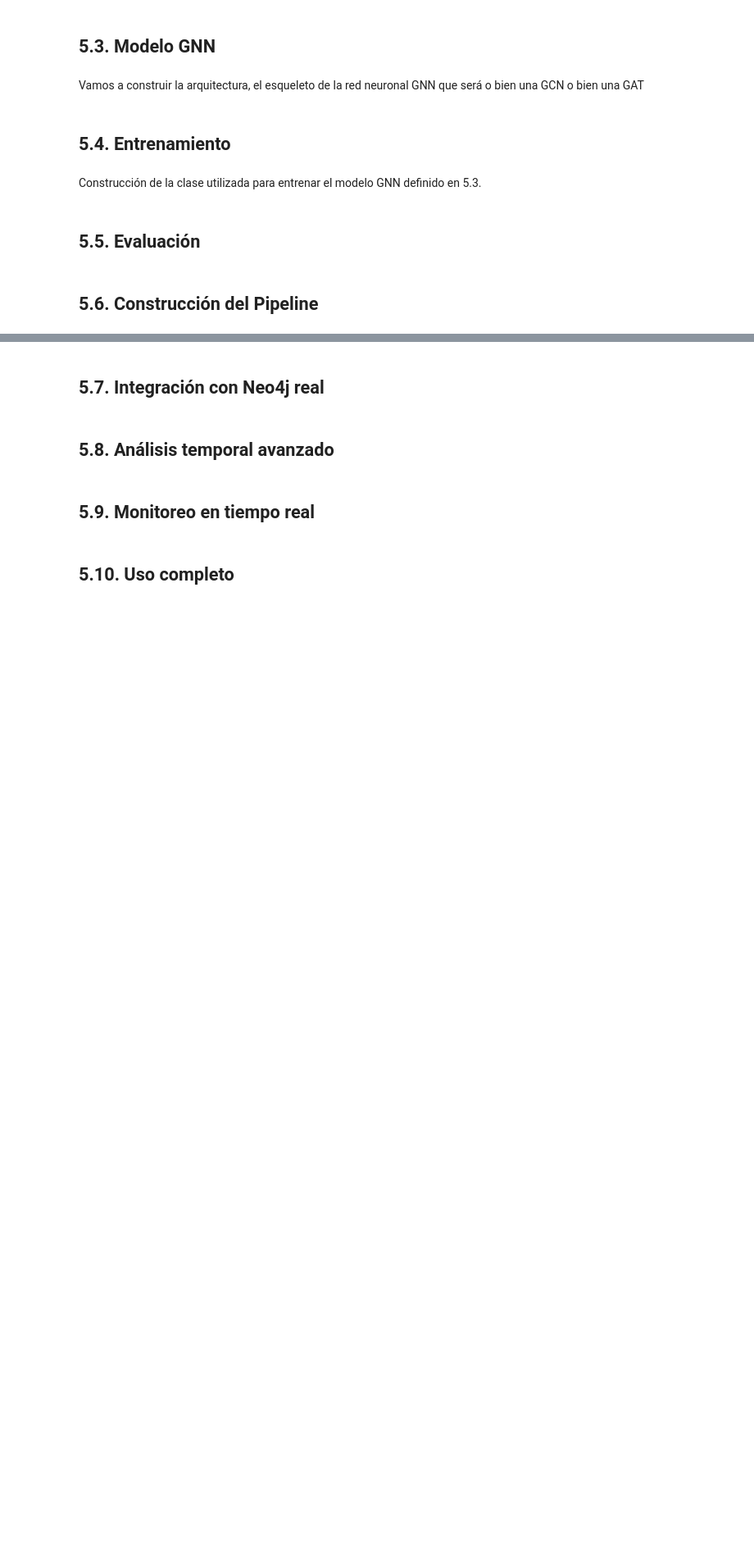
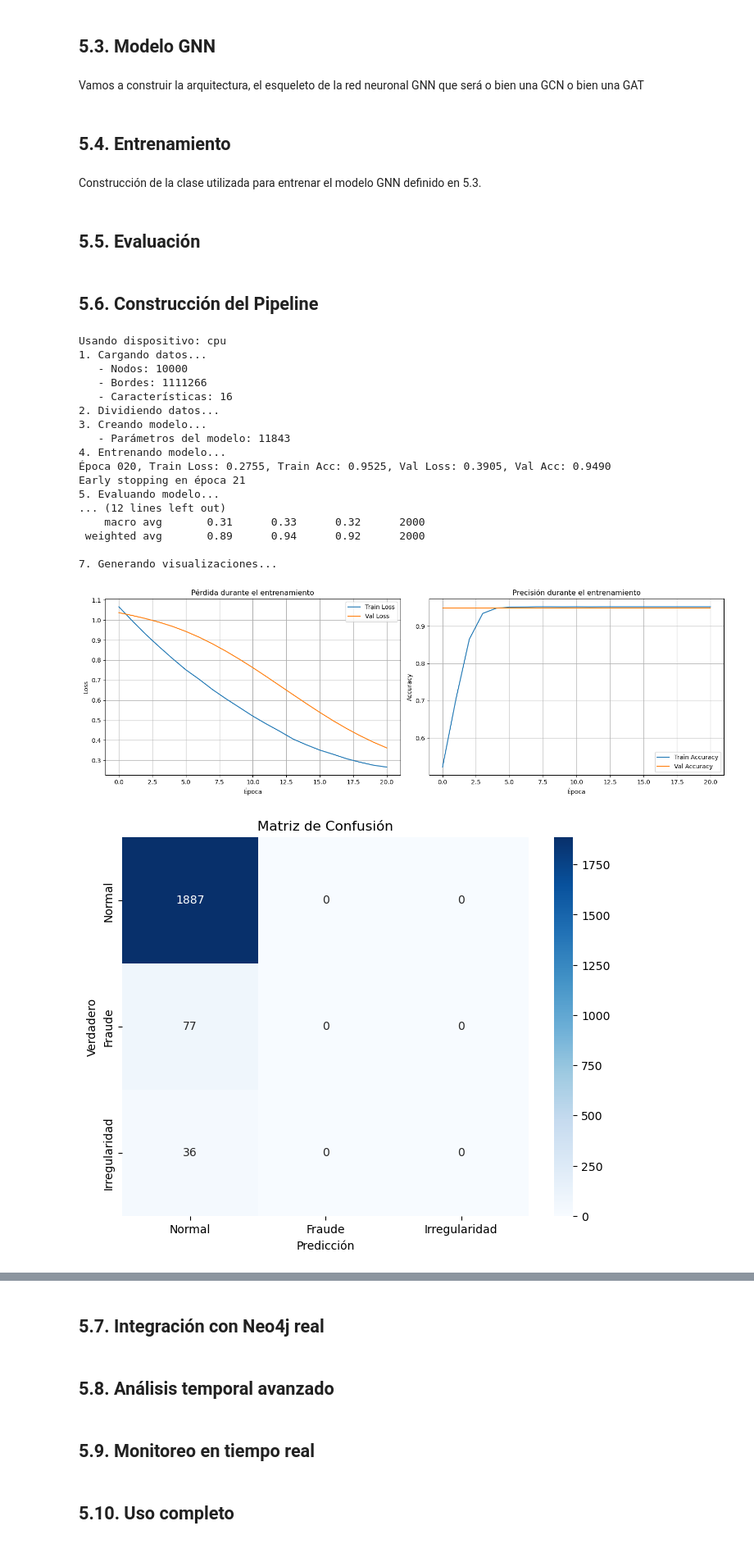
Before and after one commit to AxpeConsultingDataIA/ufd-dataia-deteccion-fraude, a Jupyter notebook: GNN_dummy.ipynb, the cells around one changed output, grey strips where cells are left out. Shown: that part at 82% size. Cells and saved outputs as stored; diff of their text form; code cells hidden in the pictures; blank space fills up the shorter version.

Commit message:
completing the dummy GNN model

```diff
--- a/GNN_dummy.ipynb
+++ b/GNN_dummy.ipynb
@@ -299,10 +298,10 @@ def main():
     device = torch.device('cuda' if torch.cuda.is_available() else 'cpu')
     print(f"Usando dispositivo: {device}")
 
-    # 1. Cargar y procesar datos
+    # 1. Load and process data
     print("1. Cargando datos...")
     processor = FraudGraphDataProcessor()
-    raw_data = processor.load_neo4j_data(None)  # Usar datos simulados
+    raw_data = processor.load_neo4j_data(None)  # Use simulate data
     graph_data = processor.create_graph_data(raw_data)
 
     print(f"   - Nodos: {graph_data.num_nodes}")
@@ -327,7 +326,7 @@ def main():
     val_mask[indices[train_size:train_size + val_size]] = True
     test_mask[indices[train_size + val_size:]] = True
 
-    # 3. Crear modelo
+    # 3. Create the model
     print("3. Creando modelo...")
     model = FraudGNN(
         input_dim=graph_data.num_node_features,
@@ -335,10 +334,10 @@ def main():
         num_classes=len(FRAUD_CLASSES),
         model_type='GCN'  # o 'GAT'
     )
-    # p.numel devuelve el número de elementos que tiene un tensor.
+    # p.numel returns the number of elements that a tensor has.
     print(f"   - Parámetros del modelo: {sum(p.numel() for p in model.parameters())}")
 
-    # 4. Entrenar
+    # 4. Train
     print("4. Entrenando modelo...")
     trainer = FraudTrainer(model, device)
     graph_data = graph_data.to(device)
@@ -348,61 +347,81 @@ def main():
 
     history = trainer.train(graph_data, train_mask, val_mask)
 
-    # 5. Evaluar
+    # 5. Evaluate
     print("5. Evaluando modelo...")
-    model.load_state_dict(torch.load('best_fraud_model.pth'))
+    model.load_state_dict(torch.load('models/best_fraud_model.pth'))
     evaluator = FraudEvaluator(model, device)
 
     test_results = evaluator.evaluate_detailed(graph_data, test_mask)
 
-    # 6. Mostrar resultados
+    # 6. Show resultados
     print("6. Resultados:")
     print(f"   - Mejor precisión de validación: {history['best_val_acc']:.4f}")
     print(f"   - ROC AUC: {test_results['roc_auc']:.4f}")
     print("\nReporte de clasificación:")
     print(test_results['classification_report'])
 
-    # 7. Visualizar
+    # 7. Visualize
     print("7. Generando visualizaciones...")
     evaluator.plot_training_history(history)
     evaluator.plot_confusion_matrix(test_results['confusion_matrix'])
 
-    # 8. Detectar fraudes potenciales
+    # 8. Detect possible frauds
     print("8. Detectando fraudes potenciales...")
     all_predictions = evaluator.predict(graph_data)
     all_probabilities = evaluator.predict_proba(graph_data)
 
-    # Casos con alta probabilidad de fraude pero sin etiqueta
+    # High probability fraud cases but without label
     unlabeled_fraud_candidates = []
     for i in range(len(all_predictions)):
         if graph_data.y[i] == 0:  # Etiquetado como normal
             fraud_prob = all_probabilities[i][1] + all_probabilities[i][2]
             if fraud_prob > 0.7:  # Alta probabilidad de fraude
                 unlabeled_fraud_candidates.append({
                     'node_index': i,
                     'fraud_probability': fraud_prob,
                     'predicted_class': all_predictions[i]
                 })
 
     print(f"   - Casos sospechosos encontrados: {len(unlabeled_fraud_candidates)}")
 
     return {
         'model': model,
         'history': history,
         'test_results': test_results,
         'fraud_candidates': unlabeled_fraud_candidates,
         'processor': processor
     }
 
 if __name__ == "__main__":
-    # Ejecutar pipeline
+    # Launch the pipeline
     torch.manual_seed(RANDOM_SEED)
     np.random.seed(RANDOM_SEED)
 
     results = main()
 
     print("\n" + "="*50)
     print("ENTRENAMIENTO COMPLETADO")
     print("="*50)
-    print(f"Modelo guardado en: best_fraud_model.pth")
+    print(f"Modelo guardado en: models/best_fraud_model.pth")
     print(f"Fraudes potenciales detectados: {len(results['fraud_candidates'])}")
+# %% [output]
+Usando dispositivo: cpu
+1. Cargando datos...
+   - Nodos: 10000
+   - Bordes: 1111266
+   - Características: 16
+2. Dividiendo datos...
+3. Creando modelo...
+   - Parámetros del modelo: 11843
+4. Entrenando modelo...
+Época 020, Train Loss: 0.2755, Train Acc: 0.9525, Val Loss: 0.3905, Val Acc: 0.9490
+Early stopping en época 21
+5. Evaluando modelo...
+... (12 lines left out)
+    macro avg       0.31      0.33      0.32      2000
+ weighted avg       0.89      0.94      0.92      2000
+
+7. Generando visualizaciones...
+[figure, added]
+[figure, added]
```
Also changed, not shown: parts of 9 cells of this notebook, 2 other files.
